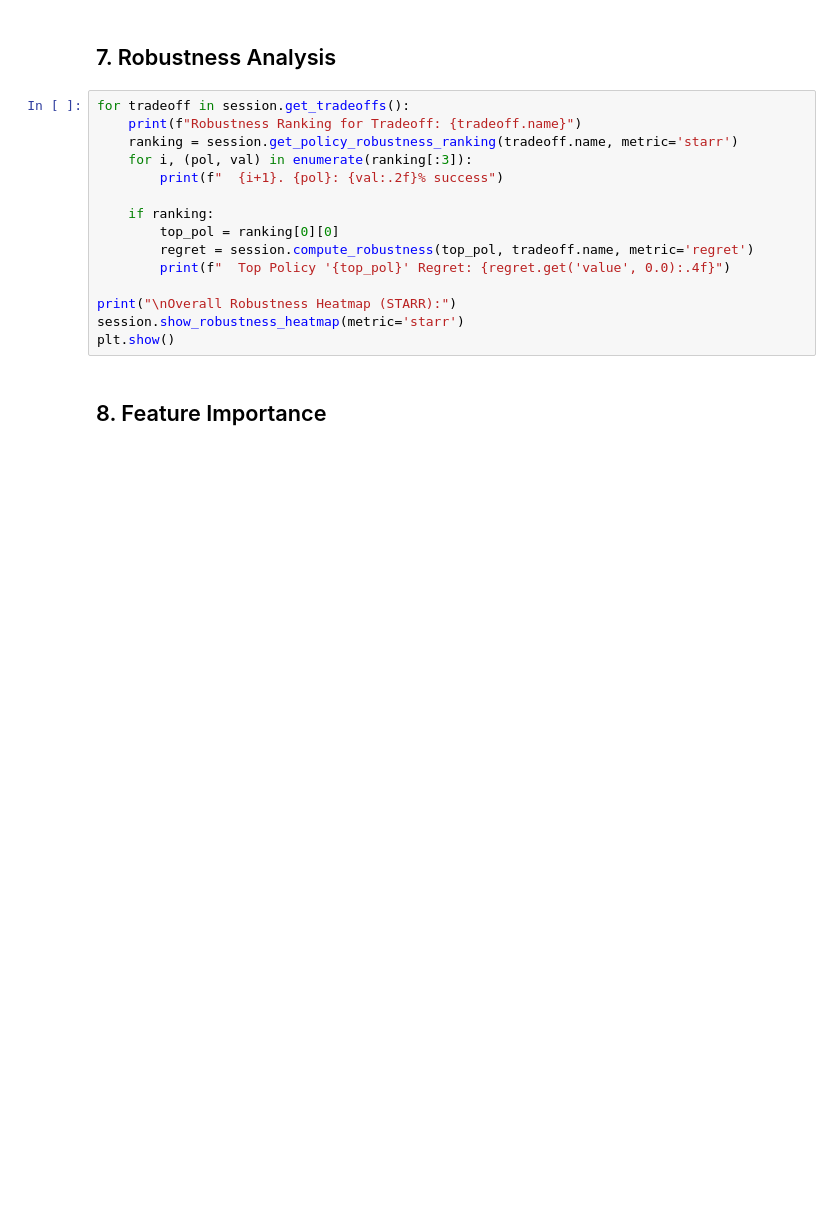
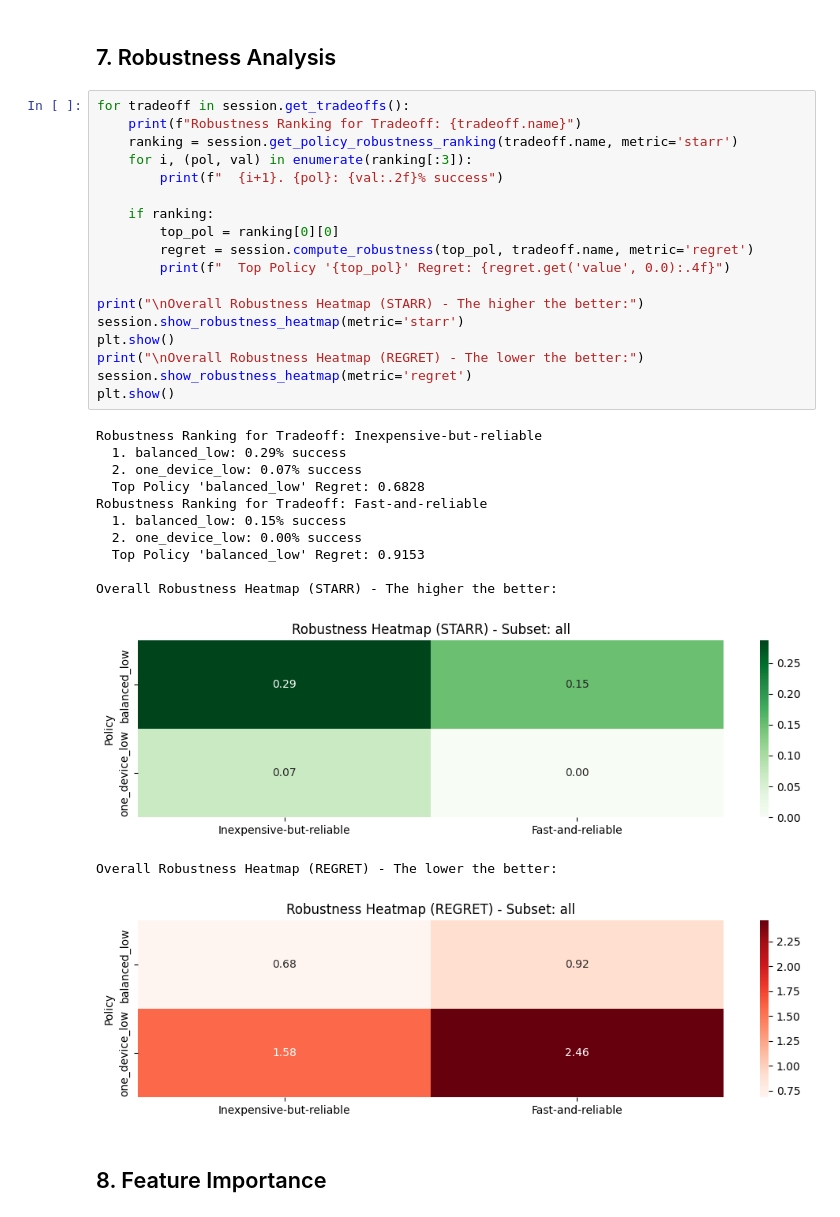
Before and after one commit to andresdp/patterns-sa, a Jupyter notebook: patterns/Toy_Example/analysis.ipynb, the cells around one changed output. Saved outputs shown, nothing was run; the diff lists cells and outputs as text; blank space fills up the shorter version.

```diff
--- a/patterns/Toy_Example/analysis.ipynb
+++ b/patterns/Toy_Example/analysis.ipynb
@@ -90,18 +141,35 @@ for decision_key in decisions:
 # %%
 for tradeoff in session.get_tradeoffs():
     print(f"Robustness Ranking for Tradeoff: {tradeoff.name}")
     ranking = session.get_policy_robustness_ranking(tradeoff.name, metric='starr')
     for i, (pol, val) in enumerate(ranking[:3]):
         print(f"  {i+1}. {pol}: {val:.2f}% success")
 
     if ranking:
         top_pol = ranking[0][0]
         regret = session.compute_robustness(top_pol, tradeoff.name, metric='regret')
         print(f"  Top Policy '{top_pol}' Regret: {regret.get('value', 0.0):.4f}")
 
-print("\nOverall Robustness Heatmap (STARR):")
+print("\nOverall Robustness Heatmap (STARR) - The higher the better:")
 session.show_robustness_heatmap(metric='starr')
 plt.show()
+print("\nOverall Robustness Heatmap (REGRET) - The lower the better:")
+session.show_robustness_heatmap(metric='regret')
+plt.show()
+# %% [output]
+Robustness Ranking for Tradeoff: Inexpensive-but-reliable
+  1. balanced_low: 0.29% success
+  2. one_device_low: 0.07% success
+  Top Policy 'balanced_low' Regret: 0.6828
+Robustness Ranking for Tradeoff: Fast-and-reliable
+  1. balanced_low: 0.15% success
+  2. one_device_low: 0.00% success
+  Top Policy 'balanced_low' Regret: 0.9153
+
+Overall Robustness Heatmap (STARR) - The higher the better:
+[figure, added]
+Overall Robustness Heatmap (REGRET) - The lower the better:
+[figure, added]
 # %% [markdown]
 ## 8. Feature Importance
 # %%
```
Also changed, not shown: parts of 12 cells of this notebook, 2 other files.
